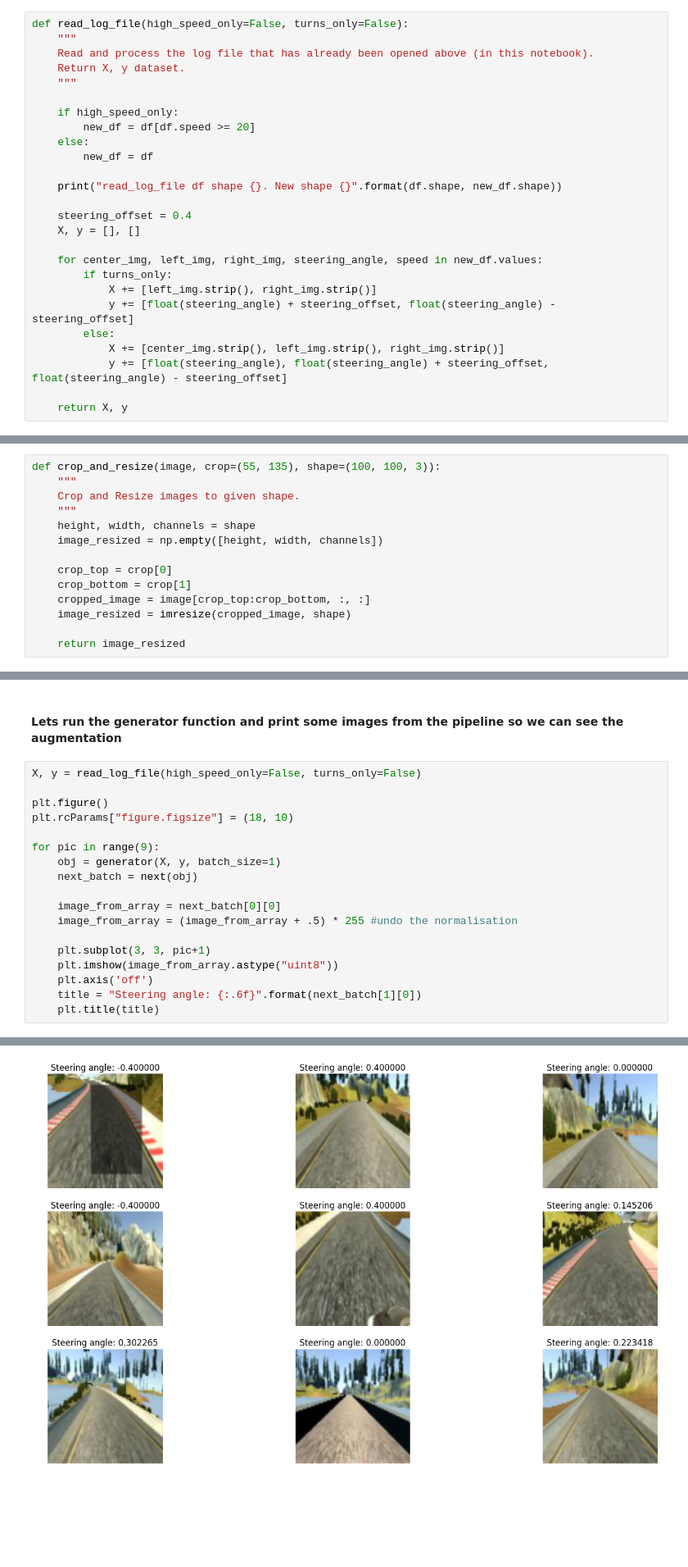
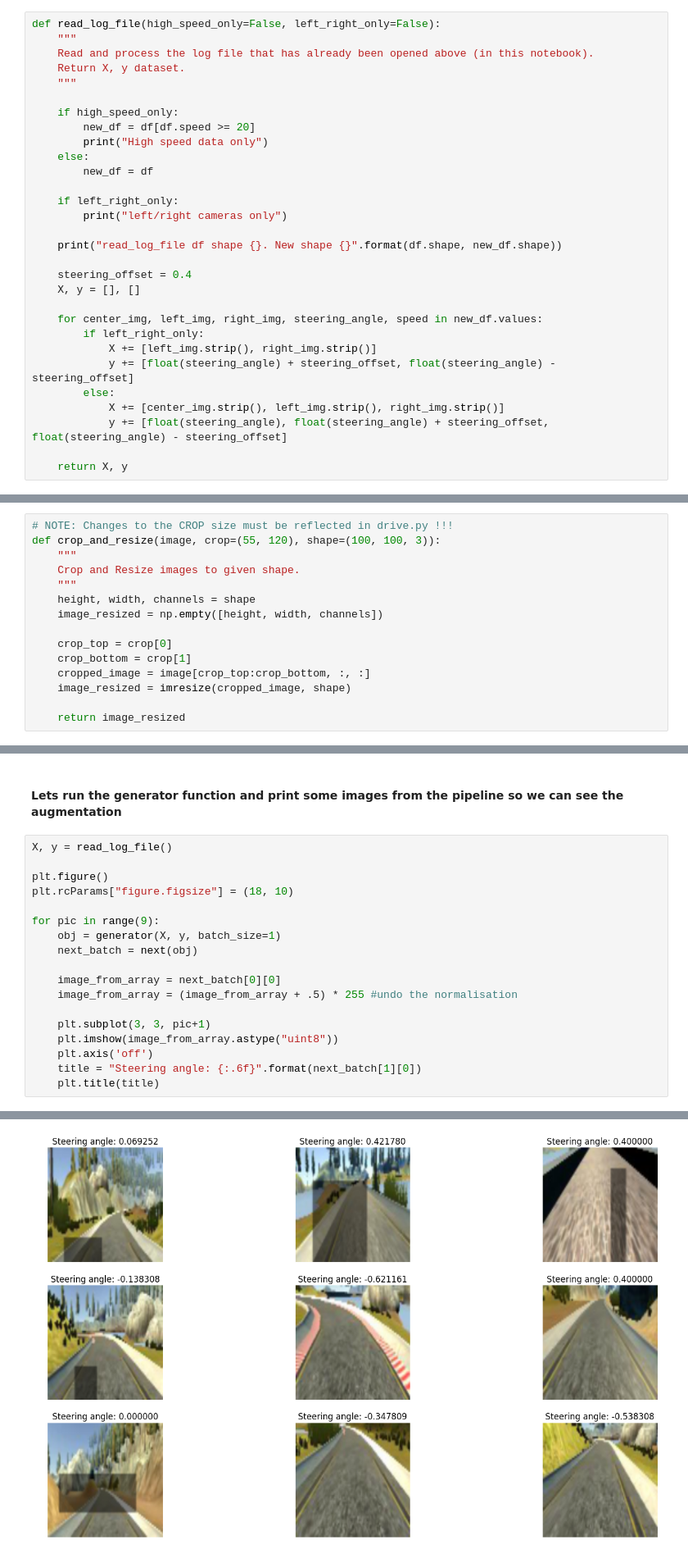
Before and after one commit to js1972/self-driving-car, a Jupyter notebook: self-driving-car.ipynb, the cells around one changed output, grey strips where cells are left out. Shown at 82% size. Cells and saved outputs as stored; diff of their text form; blank space fills up the shorter version.

```diff
--- a/self-driving-car.ipynb
+++ b/self-driving-car.ipynb
@@ -75,7 +75,7 @@ A can be seen when you look at some of the data above, most of the samples are w
 
 Lets start by building a new data file but ignoring all the low speed entrie which are mainly driving straight:
 # %%
-def read_log_file(high_speed_only=False, turns_only=False):
+def read_log_file(high_speed_only=False, left_right_only=False):
     """
     Read and process the log file that has already been opened above (in this notebook).
     Return X, y dataset.
@@ -83,8 +83,12 @@ def read_log_file(high_speed_only=False, turns_only=False):
 
     if high_speed_only:
         new_df = df[df.speed >= 20]
+        print("High speed data only")
     else:
         new_df = df
+
+    if left_right_only:
+        print("left/right cameras only")
 
     print("read_log_file df shape {}. New shape {}".format(df.shape, new_df.shape))
 
@@ -92,7 +96,7 @@ def read_log_file(high_speed_only=False, turns_only=False):
     X, y = [], []
 
     for center_img, left_img, right_img, steering_angle, speed in new_df.values:
-        if turns_only:
+        if left_right_only:
             X += [left_img.strip(), right_img.strip()]
             y += [float(steering_angle) + steering_offset, float(steering_angle) - steering_offset]
         else:
@@ -116,7 +120,8 @@ def random_darken(image):
             image.putpixel((i, j), new_value)
     return image
 # %%
-def crop_and_resize(image, crop=(55, 135), shape=(100, 100, 3)):
+# NOTE: Changes to the CROP size must be reflected in drive.py !!!
+def crop_and_resize(image, crop=(55, 120), shape=(100, 100, 3)):
     """
     Crop and Resize images to given shape.
     """
@@ -199,26 +204,26 @@ def generator(X, y, batch_size):
 # %% [markdown]
 #### Lets run the generator function and print some images from the pipeline so we can see the augmentation
 # %%
-X, y = read_log_file(high_speed_only=False, turns_only=False)
+X, y = read_log_file()
 
 plt.figure()
 plt.rcParams["figure.figsize"] = (18, 10)
 
 for pic in range(9):
     obj = generator(X, y, batch_size=1)
     next_batch = next(obj)
 
     image_from_array = next_batch[0][0]
     image_from_array = (image_from_array + .5) * 255 #undo the normalisation
 
     plt.subplot(3, 3, pic+1)
     plt.imshow(image_from_array.astype("uint8"))
     plt.axis('off')
     title = "Steering angle: {:.6f}".format(next_batch[1][0])
     plt.title(title)
 # %% [output]
 read_log_file df shape (8036, 5). New shape (8036, 5)
-[figure, old version]
+[figure, new version]
 # %% [markdown]
 ## Build the ConvNet model
 # %%
```
Also changed, not shown: parts of 7 cells of this notebook, 1 other file.
